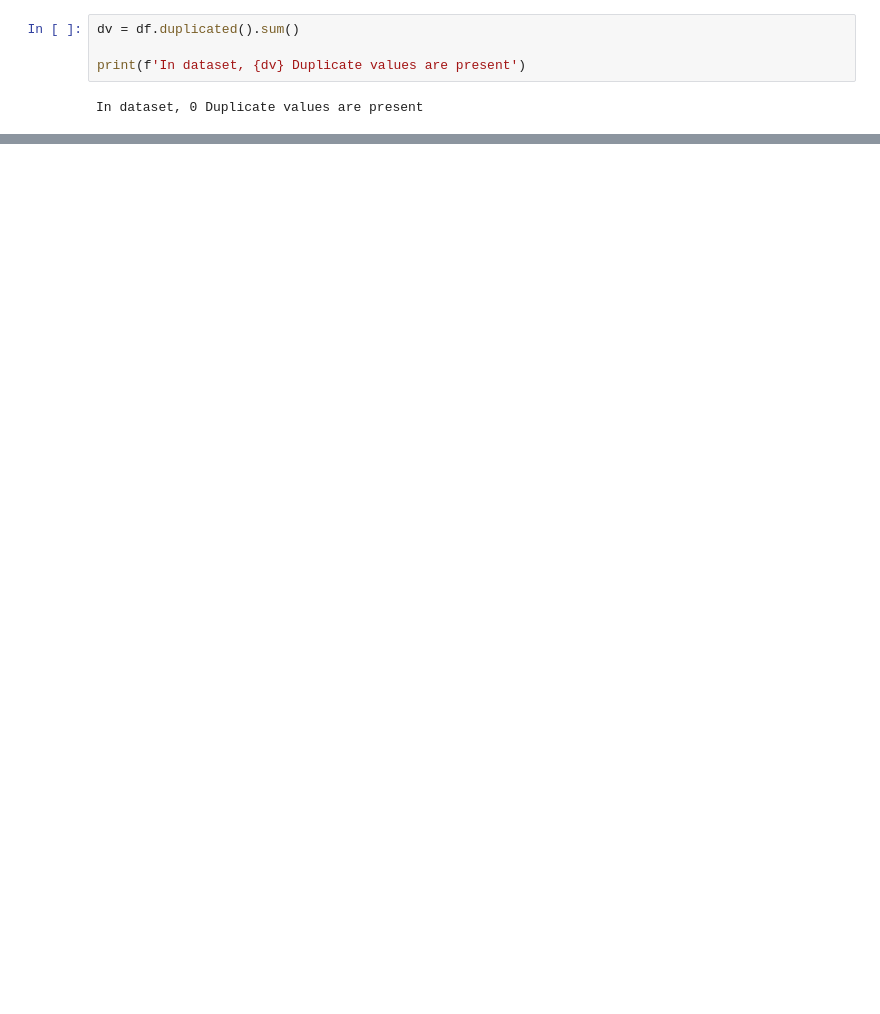
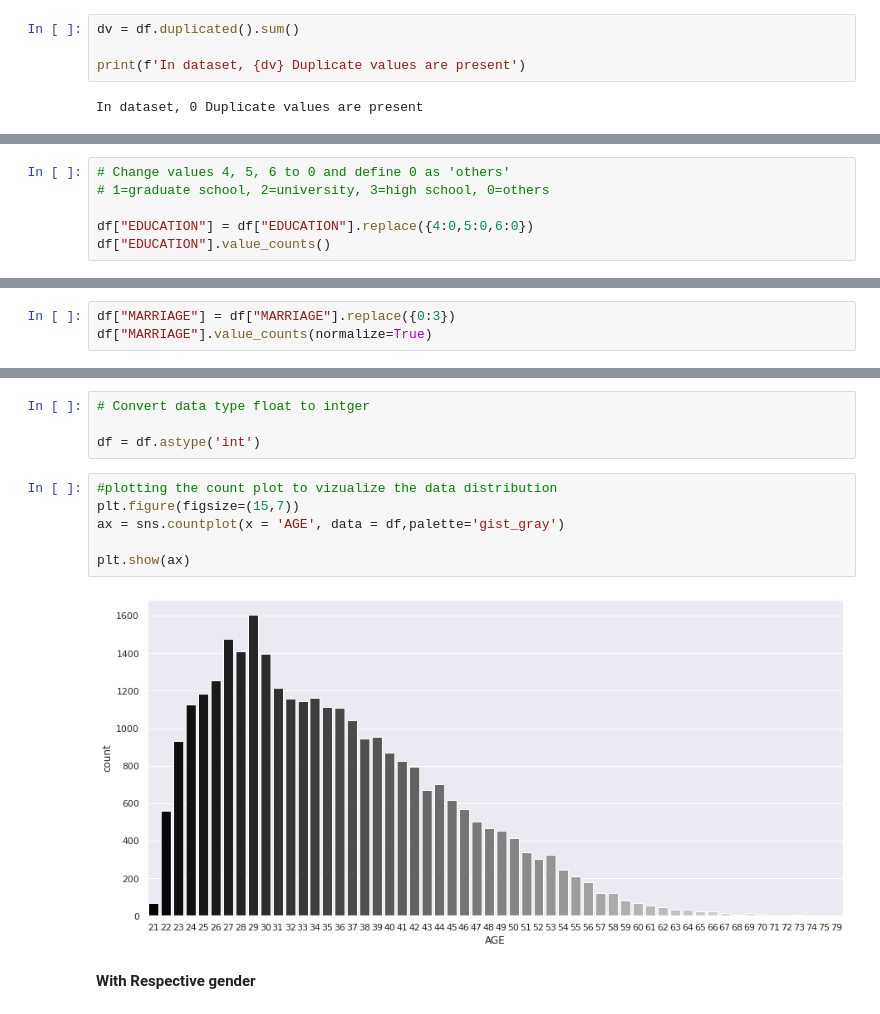
Before and after one commit to AkashSalmuthe/Credit-Card-Default-Prediction, a Jupyter notebook: Credit_Card_Default_Prediction_Capstone_Project.ipynb, the cells around one changed output, grey strips where cells are left out. Drawn from its saved outputs; the diff is of its cells as text; blank space fills up the shorter version.

```diff
--- a/Credit_Card_Default_Prediction_Capstone_Project.ipynb
+++ b/Credit_Card_Default_Prediction_Capstone_Project.ipynb
@@ -265,0 +347,6 @@ In dataset, 0 Duplicate values are present
+# %%
+# Change values 4, 5, 6 to 0 and define 0 as 'others'
+# 1=graduate school, 2=university, 3=high school, 0=others
+
+df["EDUCATION"] = df["EDUCATION"].replace({4:0,5:0,6:0})
+df["EDUCATION"].value_counts()
@@ -265,0 +414,3 @@ In dataset, 0 Duplicate values are present
+# %%
+df["MARRIAGE"] = df["MARRIAGE"].replace({0:3})
+df["MARRIAGE"].value_counts(normalize=True)
@@ -265,0 +471,14 @@ In dataset, 0 Duplicate values are present
+# %%
+# Convert data type float to intger
+
+df = df.astype('int')
+# %%
+#plotting the count plot to vizualize the data distribution
+plt.figure(figsize=(15,7))
+ax = sns.countplot(x = 'AGE', data = df,palette='gist_gray')
+
+plt.show(ax)
+# %% [output]
+[figure, added]
+# %% [markdown]
+**With Respective gender**
```
Also changed, not shown: parts of 106 cells of this notebook.
